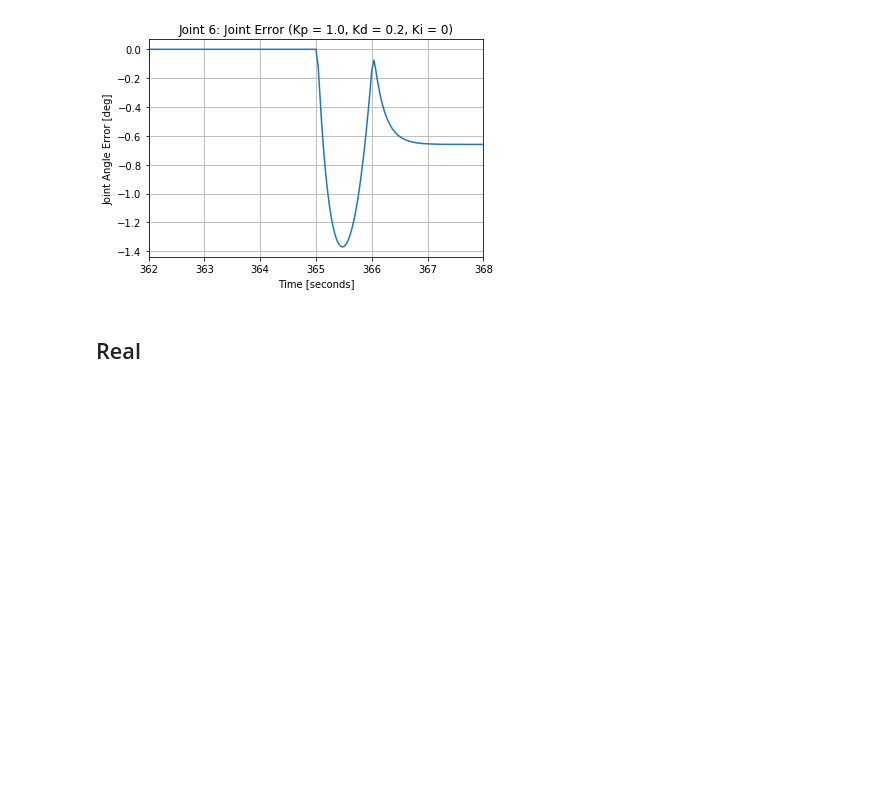
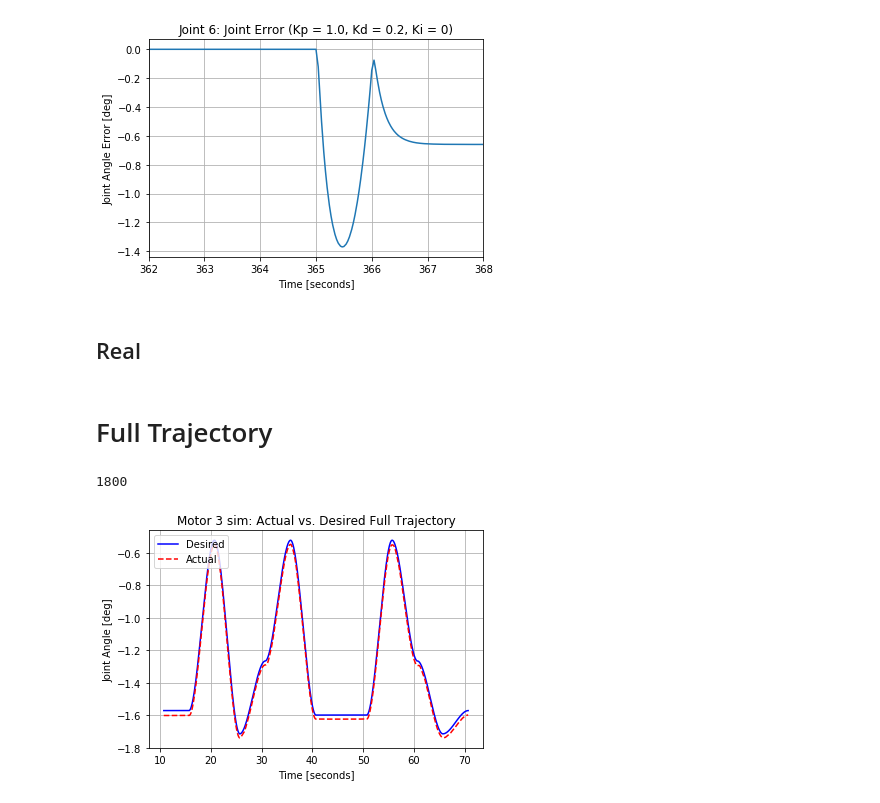
Before and after one commit to alonzolopez/bbot-master, a Jupyter notebook: rosbag/plot_joints_sim_pd.ipynb, the cells around one changed output. Cells and saved outputs as stored; diff of their text form; code cells hidden in the pictures; blank space fills up the shorter version.

Commit message:
Added full traj plots for P and PD sim

```diff
--- a/rosbag/plot_joints_sim_pd.ipynb
+++ b/rosbag/plot_joints_sim_pd.ipynb
@@ -327,3 +327,27 @@ plt.show()
 [figure]
 # %% [markdown]
 ## Real
+# %% [markdown]
+# Full Trajectory
+# %%
+motor = 3 # change this value to select which motor to plot
+full_sim_bagpath_pd = 'full_traj_sim_pd.bag'
+full_sim_time_pd, full_sim_desired_pd, full_sim_actual_pd, full_sim_error_pd, full_sim_pdid_pd = bag_to_data(full_sim_bagpath_pd)
+full_sim_desired_pd = [j_d[motor-1] for j_d in full_sim_desired_pd]
+full_sim_actual_pd = [j_a[motor-1] for j_a in full_sim_actual_pd]
+full_sim_start_index_pd = 0
+full_sim_end_index_pd = 1800
+plt.plot(full_sim_time_pd[full_sim_start_index_pd:full_sim_end_index_pd], full_sim_desired_pd[full_sim_start_index_pd:full_sim_end_index_pd], 'b-', label="Desired")
+plt.plot(full_sim_time_pd[full_sim_start_index_pd:full_sim_end_index_pd], full_sim_actual_pd[full_sim_start_index_pd:full_sim_end_index_pd], 'r--', label="Actual")
+plt.ylabel('Joint Angle [deg]')
+plt.xlabel('Time [seconds]')
+plt.title('Motor ' + str(motor) + ' sim: Actual vs. Desired Full Trajectory')
+plt.legend(loc="upper left")
+print(len(full_sim_time_pd))
+# plt.xlim(0, 300)
+# plt.ylim(-10, 40)
+plt.grid()
+plt.show()
+# %% [output]
+1800
+[figure, added]
```
